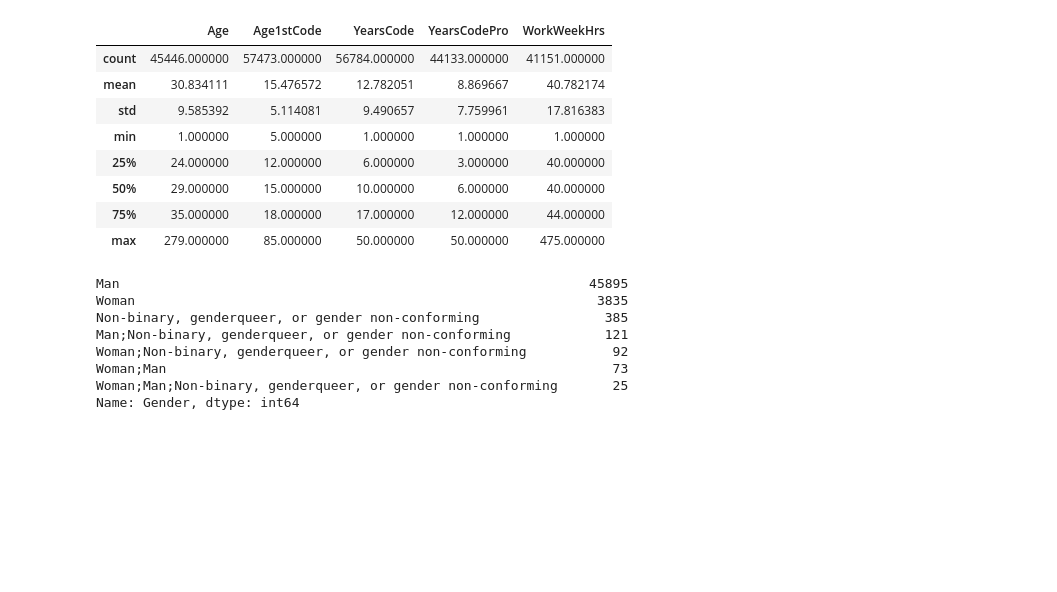
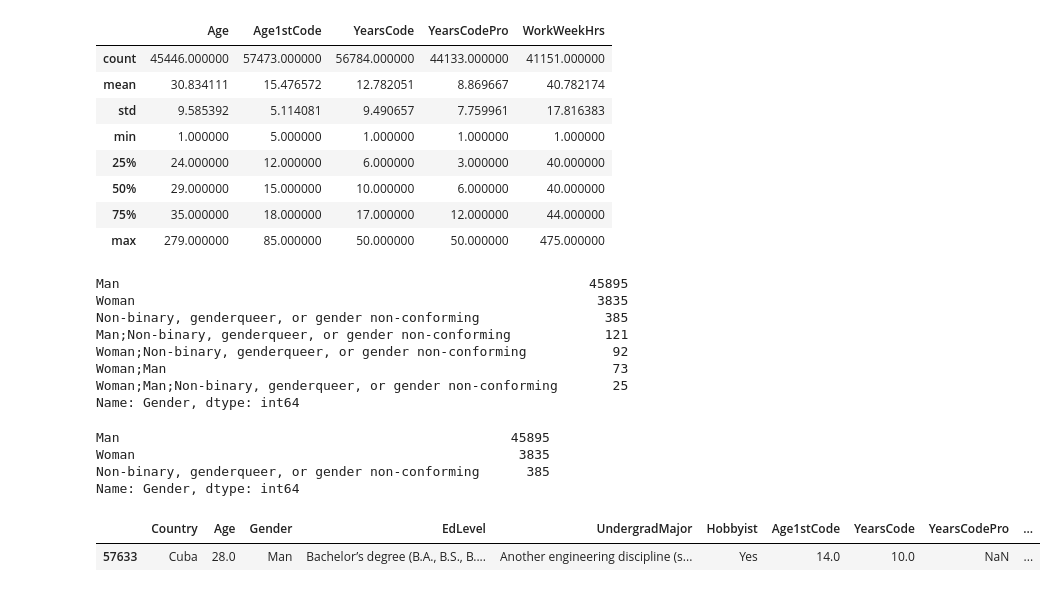
Before and after one commit to fabrice-programmer/project-das, a Jupyter notebook: realworld.ipynb, the cells around one changed output. Saved outputs shown, nothing was run; the diff lists cells and outputs as text; code cells hidden in the pictures; blank space fills up the shorter version.

```diff
--- a/realworld.ipynb
+++ b/realworld.ipynb
@@ -179,3 +179,16 @@ Woman;Non-binary, genderqueer, or gender non-conforming           92
 Woman;Man                                                         73
 Woman;Man;Non-binary, genderqueer, or gender non-conforming       25
 Name: Gender, dtype: int64
+# %%
+survey_df.where(~survey_df['Gender'].str.contains(';', na=False), np.nan, inplace=True)
+survey_df['Gender'].value_counts()
+# %% [output]
+Man                                                  45895
+Woman                                                 3835
+Non-binary, genderqueer, or gender non-conforming      385
+Name: Gender, dtype: int64
+# %%
+survey_df.sample(1)
+# %% [output]
+|  | Country | Age | Gender | EdLevel | UndergradMajor | Hobbyist | Age1stCode | YearsCode | YearsCodePro | ... |
+| 57633 | Cuba | 28.0 | Man | Bachelor’s degree (B.A., B.S., B.... | Another engineering discipline (s... | Yes | 14.0 | 10.0 | NaN | ... |
```
